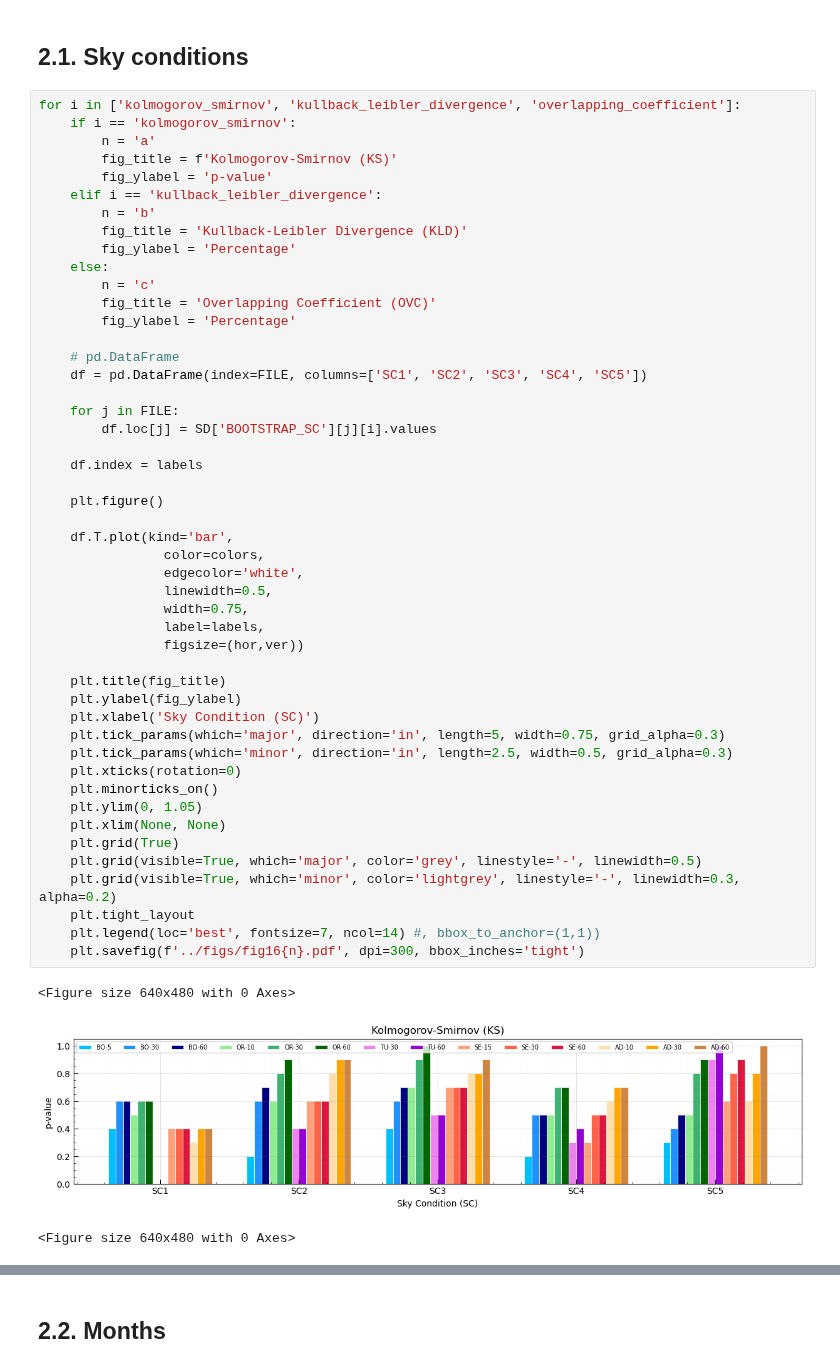
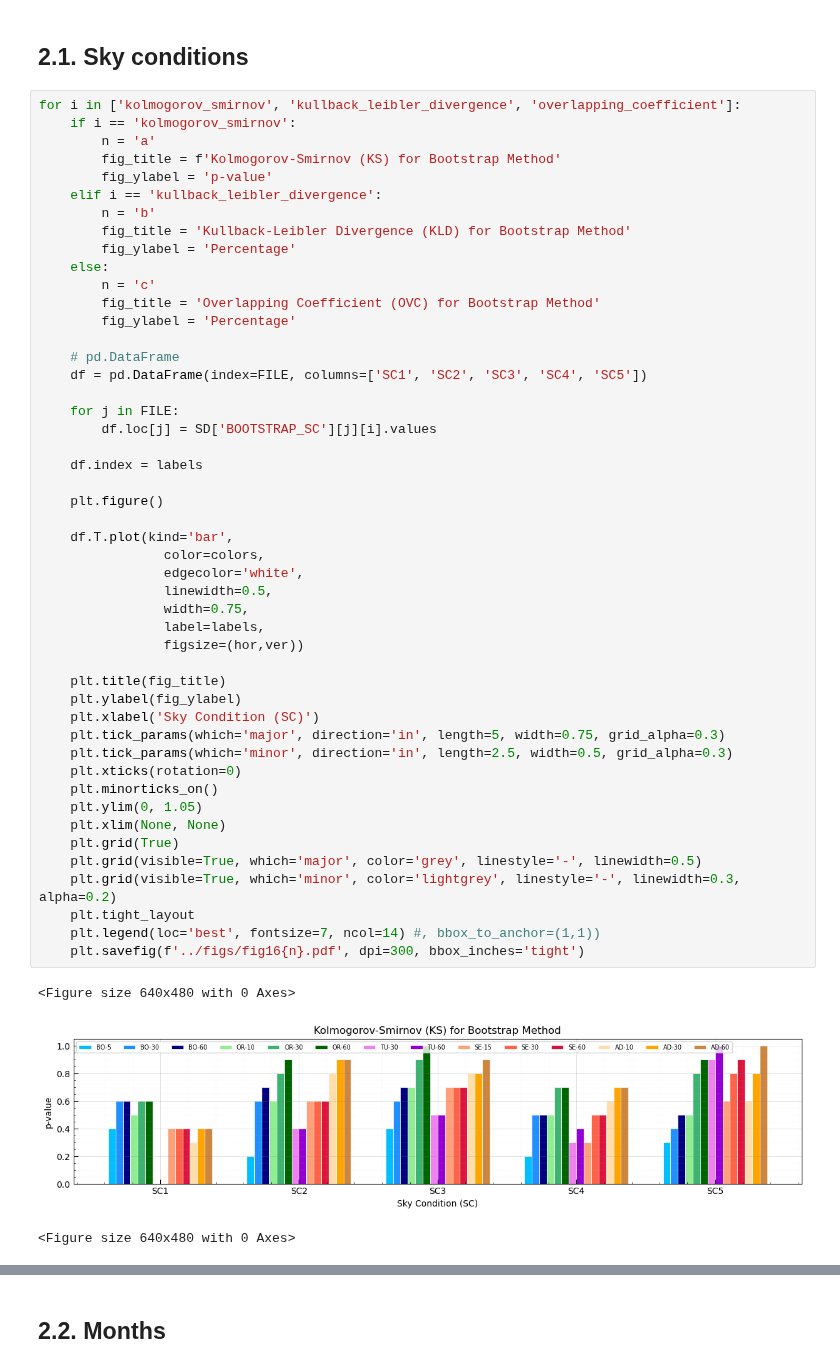
Before and after one commit to salazarna/synthetic-irradiance-sequence, a Jupyter notebook: validations/bootstrap-validation.ipynb, the cells around one changed output, grey strips where cells are left out. Cells and saved outputs as stored; diff of their text form.

```diff
--- a/validations/bootstrap-validation.ipynb
+++ b/validations/bootstrap-validation.ipynb
@@ -260,15 +208,15 @@ for i in FILE:
 for i in ['kolmogorov_smirnov', 'kullback_leibler_divergence', 'overlapping_coefficient']:
     if i == 'kolmogorov_smirnov':
         n = 'a'
-        fig_title = f'Kolmogorov-Smirnov (KS)'
+        fig_title = f'Kolmogorov-Smirnov (KS) for Bootstrap Method'
         fig_ylabel = 'p-value'
     elif i == 'kullback_leibler_divergence':
         n = 'b'
-        fig_title = 'Kullback-Leibler Divergence (KLD)'
+        fig_title = 'Kullback-Leibler Divergence (KLD) for Bootstrap Method'
         fig_ylabel = 'Percentage'
     else:
         n = 'c'
-        fig_title = 'Overlapping Coefficient (OVC)'
+        fig_title = 'Overlapping Coefficient (OVC) for Bootstrap Method'
         fig_ylabel = 'Percentage'
 
     # pd.DataFrame
@@ -279,32 +227,32 @@ for i in ['kolmogorov_smirnov', 'kullback_leibler_divergence', 'overlapping_coef
 
     df.index = labels
 
     plt.figure()
 
     df.T.plot(kind='bar',
                 color=colors,
                 edgecolor='white',
                 linewidth=0.5,
                 width=0.75,
                 label=labels,
                 figsize=(hor,ver))
 
     plt.title(fig_title)
     plt.ylabel(fig_ylabel)
     plt.xlabel('Sky Condition (SC)')
     plt.tick_params(which='major', direction='in', length=5, width=0.75, grid_alpha=0.3)
     plt.tick_params(which='minor', direction='in', length=2.5, width=0.5, grid_alpha=0.3)
     plt.xticks(rotation=0)
     plt.minorticks_on()
     plt.ylim(0, 1.05)
     plt.xlim(None, None)
     plt.grid(True)
     plt.grid(visible=True, which='major', color='grey', linestyle='-', linewidth=0.5)
     plt.grid(visible=True, which='minor', color='lightgrey', linestyle='-', linewidth=0.3, alpha=0.2)
     plt.tight_layout
     plt.legend(loc='best', fontsize=7, ncol=14) #, bbox_to_anchor=(1,1))
     plt.savefig(f'../figs/fig16{n}.pdf', dpi=300, bbox_inches='tight')
 # %% [output]
 <Figure size 640x480 with 0 Axes>
-[figure, old version]
+[figure, new version]
 <Figure size 640x480 with 0 Axes>
```
Also changed, not shown: parts of 15 cells of this notebook, 14 other files.
